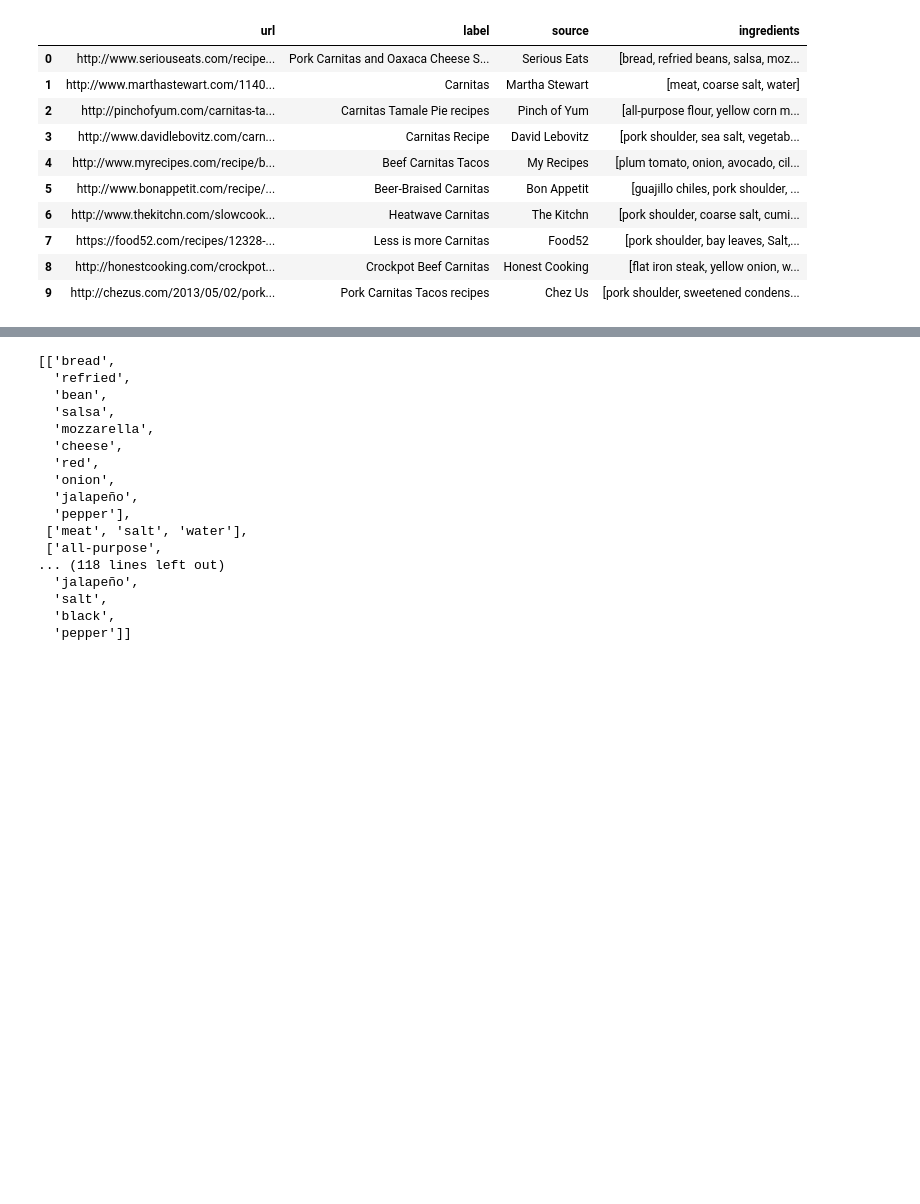
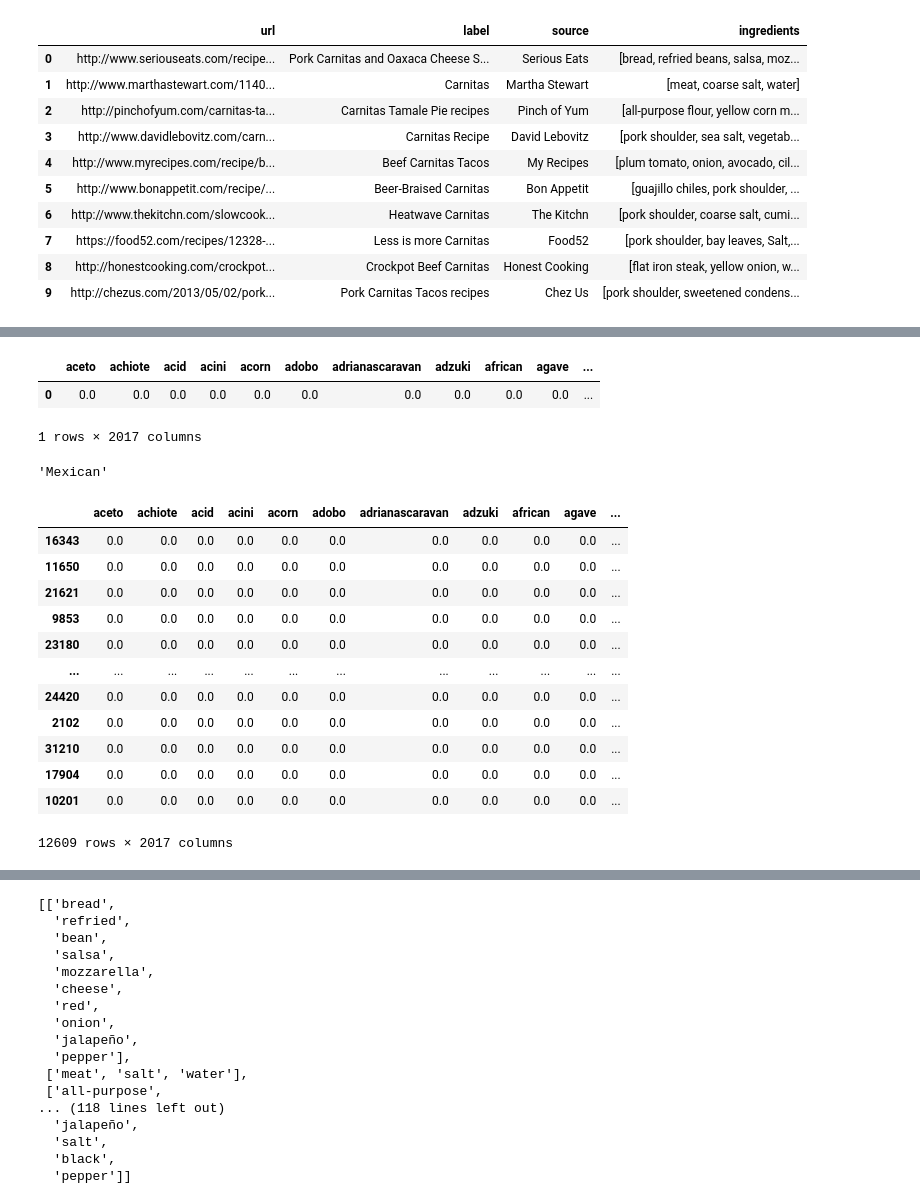
Before and after one commit to AaronWChen/suggest_recipe, a Jupyter notebook: python/edamam_api_eda.ipynb, the cells around one changed output, grey strips where cells are left out. Cells and saved outputs as stored; diff of their text form; code cells hidden in the pictures; blank space fills up the shorter version.

```diff
--- a/python/edamam_api_eda.ipynb
+++ b/python/edamam_api_eda.ipynb
@@ -211,0 +125,3 @@ recipe_df
+# %%
+search_recipe = pd.DataFrame(data= {'name': "carnitas", 'ingredients': [one_recipe], 'cuisine': "Mexican"})
+search_recipe
@@ -211,0 +136,9 @@ recipe_df
+# %%
+with open("joblib/recipe_dataframe.joblib", "rb") as fo:
+  prepped = joblib.load("joblib/recipe_dataframe.joblib")
+
+with open("joblib/recipe_tfidf.joblib", "rb") as fo:
+  ingred_tfidf = joblib.load("joblib/recipe_tfidf.joblib")
+
+with open("joblib/recipe_word_matrix.joblib", "rb") as fo:
+  ingred_word_matrix = joblib.load("joblib/recipe_word_matrix.joblib")
@@ -211,0 +152,6 @@ recipe_df
+# %%
+def filter_out_cuisine(ingred_word_matrix, X_df, cuisine_name, tfidf):
+    combo = pd.concat([ingred_word_matrix, X_df['imputed_label']], axis=1)
+    filtered_ingred_word_matrix = combo[combo['imputed_label'] != cuisine_name].drop('imputed_label',
+                                                                     axis=1)
+    return filtered_ingred_word_matrix
@@ -211,0 +187,11 @@ recipe_df
+# %%
+carnitas_test
+# %% [output]
+|  | aceto | achiote | acid | acini | acorn | adobo | adrianascaravan | adzuki | african | agave | ... |
+| 0 | 0.0 | 0.0 | 0.0 | 0.0 | 0.0 | 0.0 | 0.0 | 0.0 | 0.0 | 0.0 | ... |
+1 rows × 2017 columns
+# %%
+carnitas_matrix = filter_out_cuisine(ingred_word_matrix=ingred_word_matrix,
+                                     X_df=prepped,
+                                     cuisine_name=search_recipe['cuisine'].values[0],
+                                     tfidf=ingred_tfidf)
@@ -211,0 +200,20 @@ recipe_df
+# %%
+cuisine_name
+# %% [output]
+'Mexican'
+# %%
+carnitas_matrix
+# %% [output]
+|  | aceto | achiote | acid | acini | acorn | adobo | adrianascaravan | adzuki | african | agave | ... |
+| 16343 | 0.0 | 0.0 | 0.0 | 0.0 | 0.0 | 0.0 | 0.0 | 0.0 | 0.0 | 0.0 | ... |
+| 11650 | 0.0 | 0.0 | 0.0 | 0.0 | 0.0 | 0.0 | 0.0 | 0.0 | 0.0 | 0.0 | ... |
+| 21621 | 0.0 | 0.0 | 0.0 | 0.0 | 0.0 | 0.0 | 0.0 | 0.0 | 0.0 | 0.0 | ... |
+| 9853 | 0.0 | 0.0 | 0.0 | 0.0 | 0.0 | 0.0 | 0.0 | 0.0 | 0.0 | 0.0 | ... |
+| 23180 | 0.0 | 0.0 | 0.0 | 0.0 | 0.0 | 0.0 | 0.0 | 0.0 | 0.0 | 0.0 | ... |
+| ... | ... | ... | ... | ... | ... | ... | ... | ... | ... | ... | ... |
+| 24420 | 0.0 | 0.0 | 0.0 | 0.0 | 0.0 | 0.0 | 0.0 | 0.0 | 0.0 | 0.0 | ... |
+| 2102 | 0.0 | 0.0 | 0.0 | 0.0 | 0.0 | 0.0 | 0.0 | 0.0 | 0.0 | 0.0 | ... |
+| 31210 | 0.0 | 0.0 | 0.0 | 0.0 | 0.0 | 0.0 | 0.0 | 0.0 | 0.0 | 0.0 | ... |
+| 17904 | 0.0 | 0.0 | 0.0 | 0.0 | 0.0 | 0.0 | 0.0 | 0.0 | 0.0 | 0.0 | ... |
+| 10201 | 0.0 | 0.0 | 0.0 | 0.0 | 0.0 | 0.0 | 0.0 | 0.0 | 0.0 | 0.0 | ... |
+12609 rows × 2017 columns
```
Also changed, not shown: parts of 14 cells of this notebook, 6 other files.
